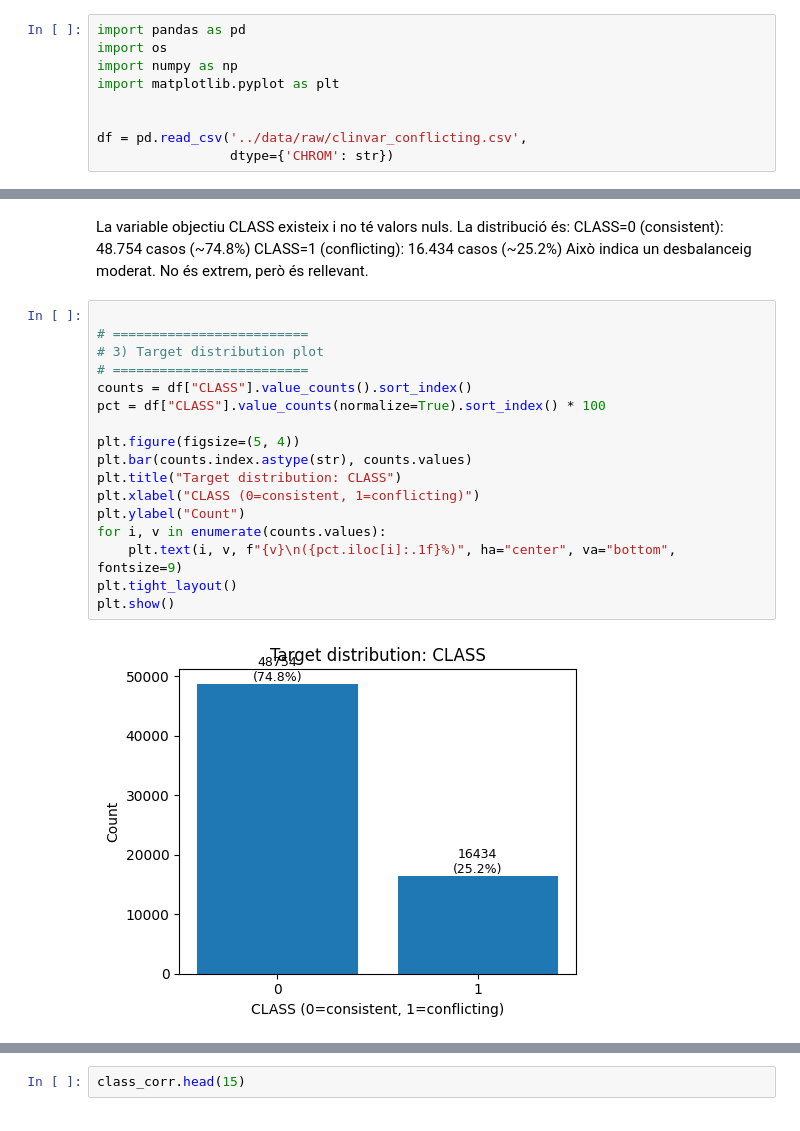
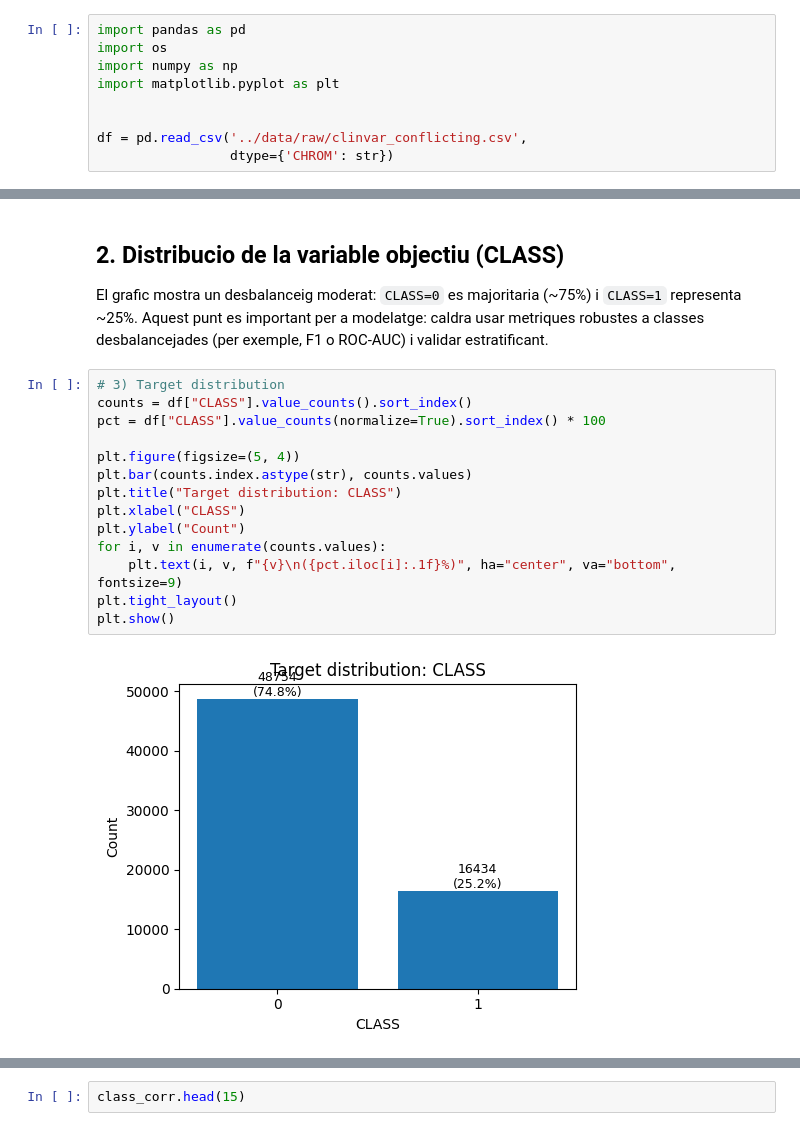
Before and after one commit to eliagarcia/tfg-genetic-variants, a Jupyter notebook: notebooks/eda.ipynb, the cells around one changed output, grey strips where cells are left out. Saved outputs shown, nothing was run; the diff lists cells and outputs as text.

```diff
--- a/notebooks/eda.ipynb
+++ b/notebooks/eda.ipynb
@@ -42,25 +35,22 @@ Name: proportion, dtype: float64
 # %% [markdown]
-La variable objectiu CLASS existeix i no té valors nuls. La distribució és:
-CLASS=0 (consistent): 48.754 casos (~74.8%)
-CLASS=1 (conflicting): 16.434 casos (~25.2%)
-Això indica un desbalanceig moderat. No és extrem, però és rellevant.
+## 2. Distribucio de la variable objectiu (CLASS)
+
+El grafic mostra un desbalanceig moderat: `CLASS=0` es majoritaria (~75%) i `CLASS=1` representa ~25%.
+Aquest punt es important per a modelatge: caldra usar metriques robustes a classes desbalancejades (per exemple, F1 o ROC-AUC) i validar estratificant.
 # %%
-
-# =========================
-# 3) Target distribution plot
-# =========================
+# 3) Target distribution
 counts = df["CLASS"].value_counts().sort_index()
 pct = df["CLASS"].value_counts(normalize=True).sort_index() * 100
 
 plt.figure(figsize=(5, 4))
 plt.bar(counts.index.astype(str), counts.values)
 plt.title("Target distribution: CLASS")
-plt.xlabel("CLASS (0=consistent, 1=conflicting)")
+plt.xlabel("CLASS")
 plt.ylabel("Count")
 for i, v in enumerate(counts.values):
     plt.text(i, v, f"{v}\n({pct.iloc[i]:.1f}%)", ha="center", va="bottom", fontsize=9)
 plt.tight_layout()
 plt.show()
 # %% [output]
-[figure, old version]
+[figure, new version]
 # %% [markdown]
```
Also changed, not shown: parts of 11 cells of this notebook.
